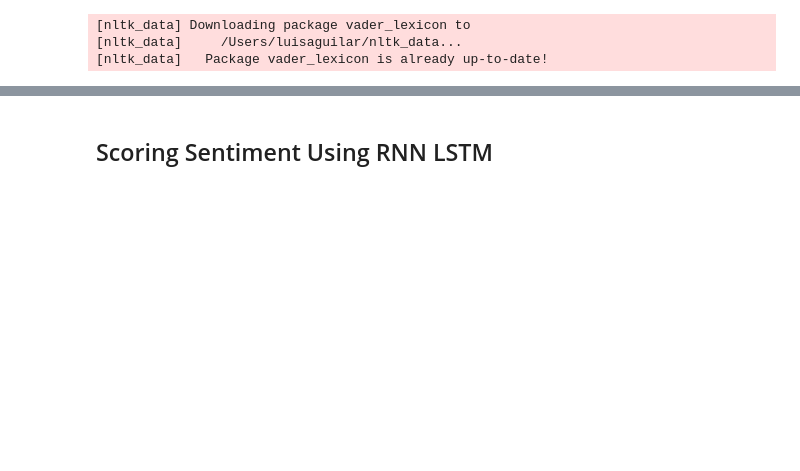
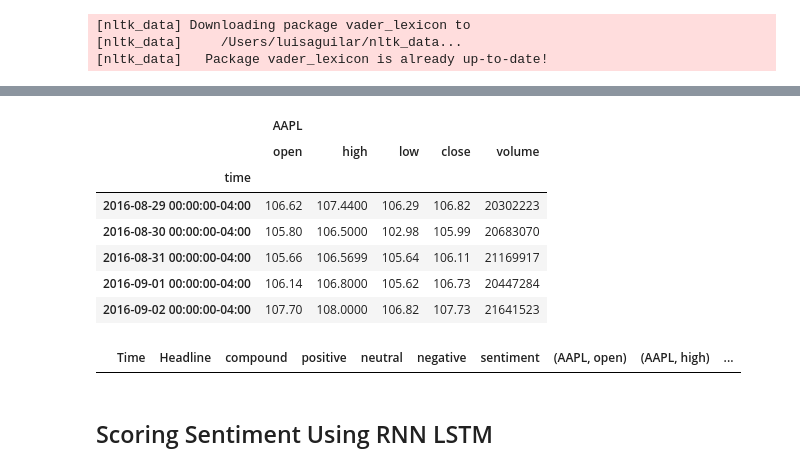
Before and after one commit to laguilar359/Group1_Project2, a Jupyter notebook: ML Models/LSTM_RNN/LSTM_RNN_Sentiment.ipynb, the cells around one changed output, grey strips where cells are left out. Drawn from its saved outputs; the diff is of its cells as text; code cells hidden in the pictures; blank space fills up the shorter version.

```diff
--- a/ML Models/LSTM_RNN/LSTM_RNN_Sentiment.ipynb
+++ b/ML Models/LSTM_RNN/LSTM_RNN_Sentiment.ipynb
@@ -93,0 +118,43 @@ aapl_sentiment
+# %%
+# Load .env enviroment variables
+from dotenv import load_dotenv
+load_dotenv()
+
+# Set Alpaca API key and secret
+alpaca_api_key = os.getenv("ALPACA_API_KEY")
+alpaca_secret_key = os.getenv("ALPACA_SECRET_KEY")
+
+api = tradeapi.REST(
+    alpaca_api_key,
+    alpaca_secret_key,
+    api_version = "v2"
+)
+# %%
+# Set the ticker
+ticker = "AAPL"
+
+# Set timeframe to '1D'
+timeframe = "1D"
+
+# Set start and end datetimes to match Headlines DataFrame
+start_date = pd.Timestamp("2016-08-27", tz="America/New_York").isoformat()
+end_date = pd.Timestamp("2020-11-09", tz="America/New_York").isoformat()
+
+# Get 3 years worth of historical data for TSLA
+aapl_stock = api.get_barset(
+    ticker,
+    timeframe,
+    start=start_date,
+    end=end_date
+).df
+
+aapl_stock.head()
+# %% [output]
+|  | AAPL |  |  |  |  |
+|  | open | high | low | close | volume |
+| time |  |  |  |  |  |
+| 2016-08-29 00:00:00-04:00 | 106.62 | 107.4400 | 106.29 | 106.82 | 20302223 |
+| 2016-08-30 00:00:00-04:00 | 105.80 | 106.5000 | 102.98 | 105.99 | 20683070 |
+| 2016-08-31 00:00:00-04:00 | 105.66 | 106.5699 | 105.64 | 106.11 | 21169917 |
+| 2016-09-01 00:00:00-04:00 | 106.14 | 106.8000 | 105.62 | 106.73 | 20447284 |
+| 2016-09-02 00:00:00-04:00 | 107.70 | 108.0000 | 106.82 | 107.73 | 21641523 |
@@ -94,3 +164,9 @@ aapl_sentiment
+# %%
+#combined_aapl = pd.merge(aapl_sentiment, aapl_stock)
+combined_aapl = pd.concat([aapl_sentiment, aapl_stock], axis="columns", join="inner")
+combined_aapl
+# %% [output]
+|  | Time | Headline | compound | positive | neutral | negative | sentiment | (AAPL, open) | (AAPL, high) | ... |
 # %% [markdown]
 ## Scoring Sentiment Using RNN LSTM
 # %%
```
Also changed, not shown: parts of 14 cells of this notebook, 1 other file.
